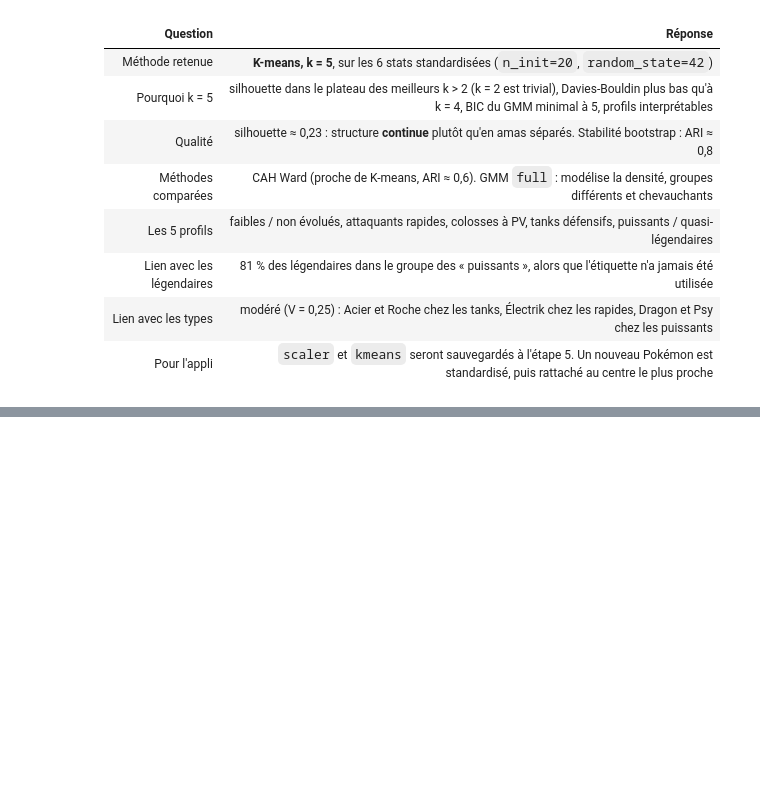
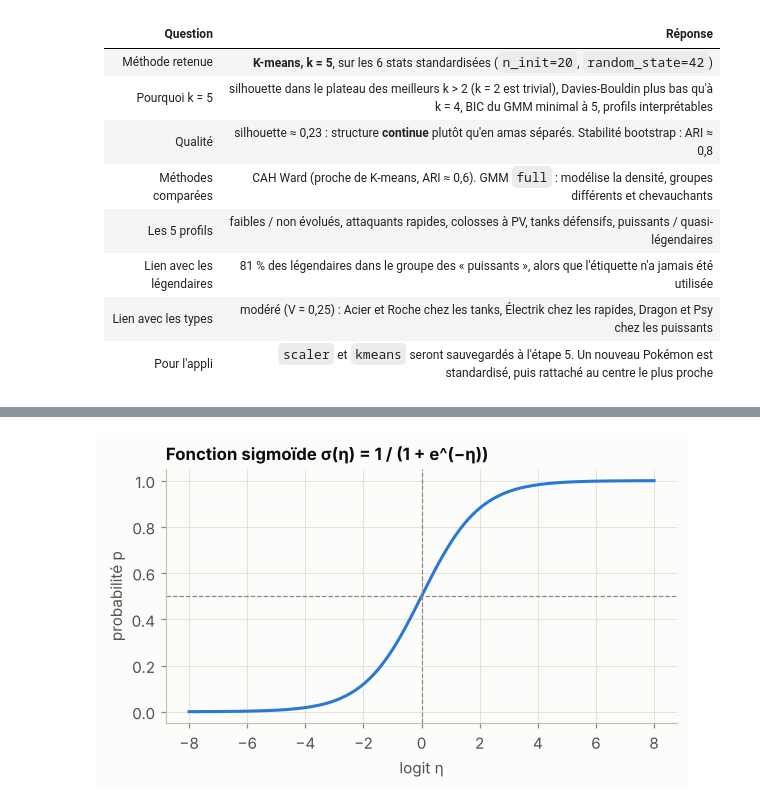
Before and after one commit to iceteeframboise/pokedex, a Jupyter notebook: notebooks/1_tabulaire.ipynb, the cells around one changed output, grey strips where cells are left out. Cells and saved outputs as stored; diff of their text form; code cells hidden in the pictures; blank space fills up the shorter version.

```diff
--- a/notebooks/1_tabulaire.ipynb
+++ b/notebooks/1_tabulaire.ipynb
@@ -1147,0 +1320,10 @@ plt.show()
+# %%
+eta = np.linspace(-8, 8, 200)
+fig, ax = plt.subplots(figsize=(6, 3))
+ax.plot(eta, 1 / (1 + np.exp(-eta)), color=SERIES[0])
+ax.axhline(0.5, color=MUTED, lw=0.8, ls="--"); ax.axvline(0, color=MUTED, lw=0.8, ls="--")
+ax.set(title="Fonction sigmoïde σ(η) = 1 / (1 + e^(−η))", xlabel="logit η", ylabel="probabilité p")
+save_fig(fig, "21_sigmoide")
+plt.show()
+# %% [output]
+[figure, added]
```
Also changed, not shown: parts of 45 cells of this notebook, 10 other files.
